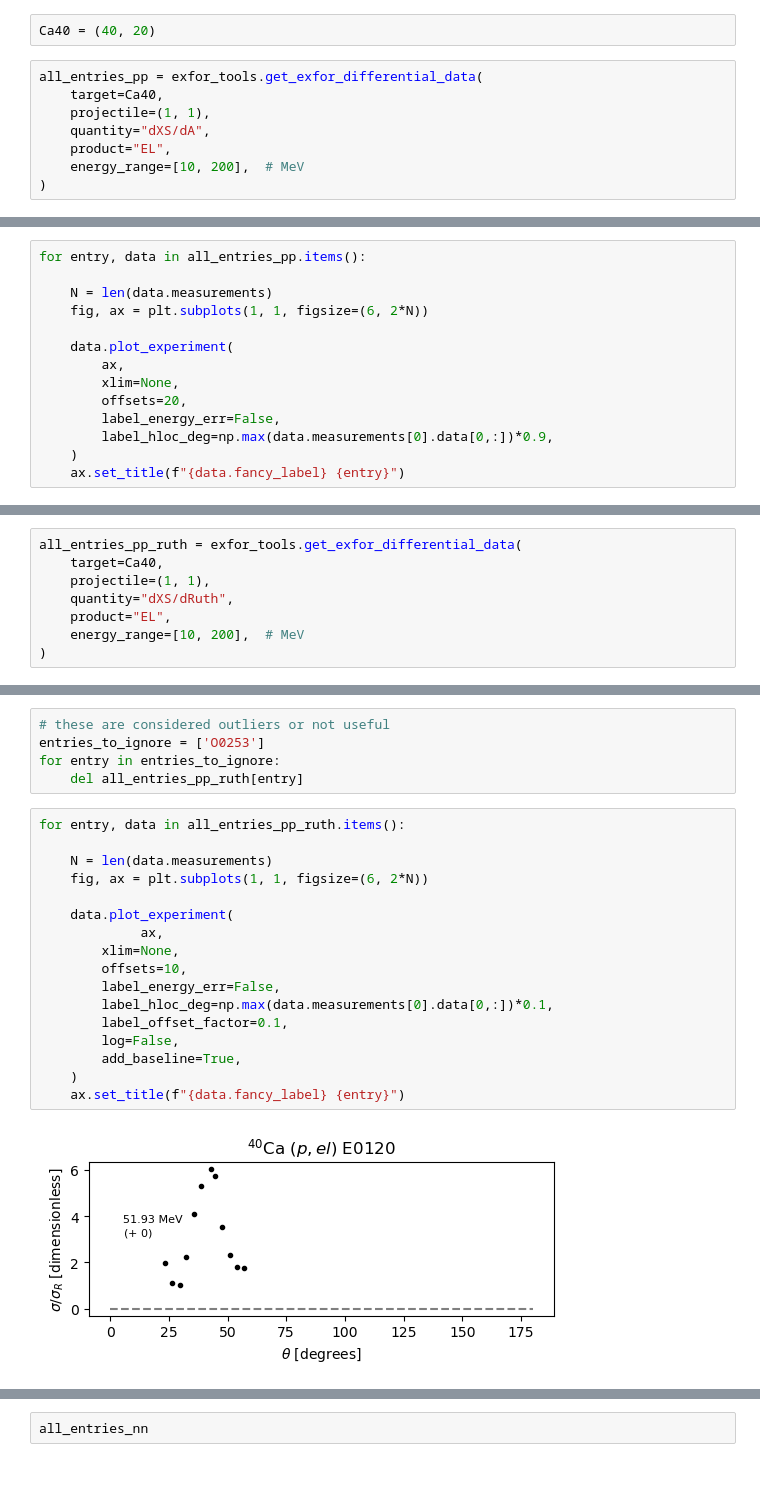
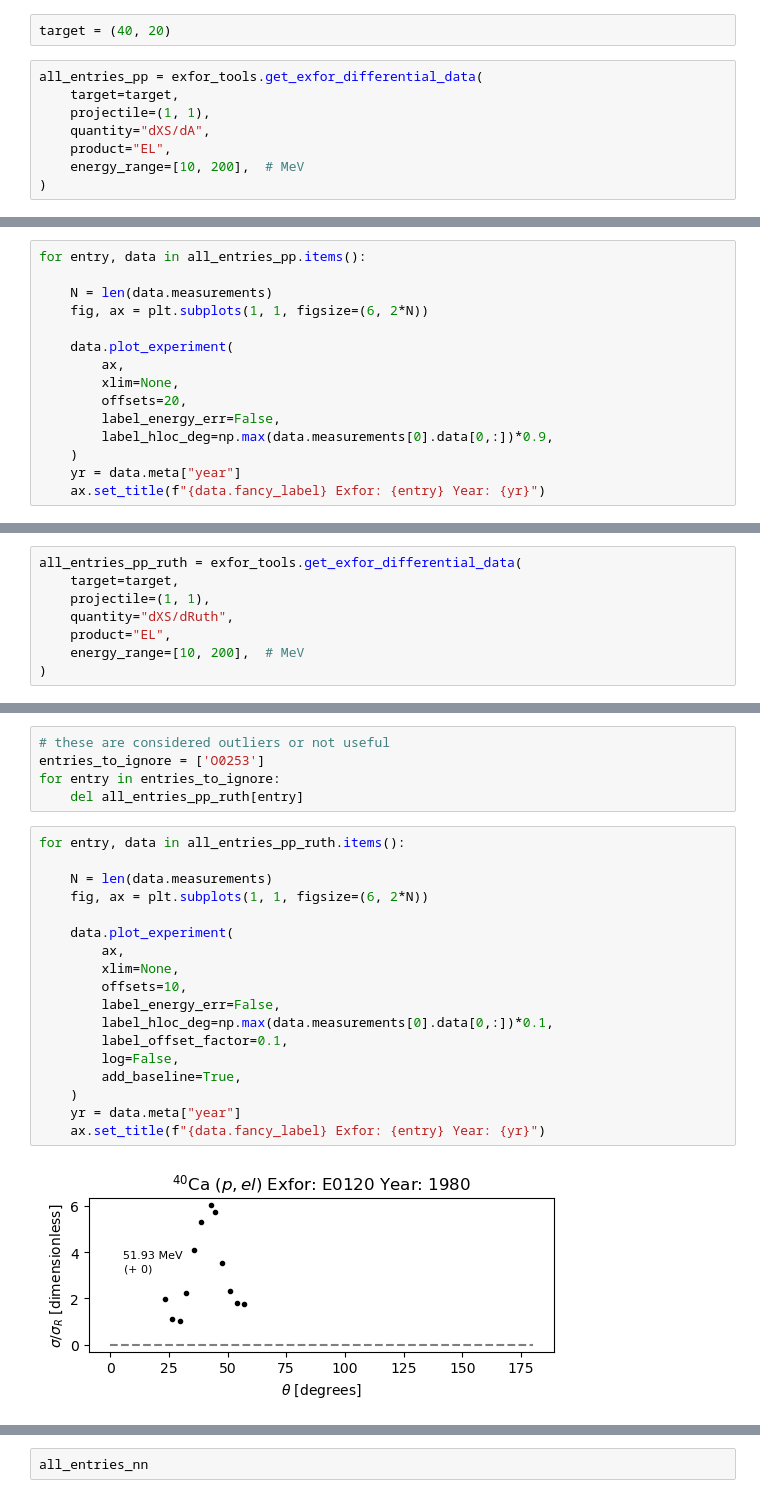
Before and after one commit to beykyle/elm, a Jupyter notebook: data/elastic/Ca40.ipynb, the cells around one changed output, grey strips where cells are left out. Saved outputs shown, nothing was run; the diff lists cells and outputs as text.

```diff
--- a/data/elastic/Ca40.ipynb
+++ b/data/elastic/Ca40.ipynb
@@ -14,10 +14,10 @@ Using database version x4i3_X4-2023-04-29 located in: /home/beyerk/mambaforge/en
 proton = (1, 1)
 neutron = (1, 0)
 # %%
-Ca40 = (40, 20)
+target = (40, 20)
 # %%
 all_entries_pp = exfor_tools.get_exfor_differential_data(
-    target=Ca40,
+    target=target,
     projectile=(1, 1),
     quantity="dXS/dA",
     product="EL",
@@ -62,5 +41,6 @@ for entry, data in all_entries_pp.items():
         label_energy_err=False,
         label_hloc_deg=np.max(data.measurements[0].data[0,:])*0.9,
     )
-    ax.set_title(f"{data.fancy_label} {entry}")
+    yr = data.meta["year"]
+    ax.set_title(f"{data.fancy_label} Exfor: {entry} Year: {yr}")
 # %% [output]
@@ -79,7 +59,7 @@ for entry, data in all_entries_pp.items():
 ... (6 outputs left out)
 # %%
 all_entries_pp_ruth = exfor_tools.get_exfor_differential_data(
-    target=Ca40,
+    target=target,
     projectile=(1, 1),
     quantity="dXS/dRuth",
     product="EL",
@@ -107,19 +87,20 @@ for entry in entries_to_ignore:
 # %%
 for entry, data in all_entries_pp_ruth.items():
 
     N = len(data.measurements)
     fig, ax = plt.subplots(1, 1, figsize=(6, 2*N))
 
     data.plot_experiment(
-             ax,
+        ax,
         xlim=None,
         offsets=10,
         label_energy_err=False,
         label_hloc_deg=np.max(data.measurements[0].data[0,:])*0.1,
         label_offset_factor=0.1,
         log=False,
         add_baseline=True,
     )
-    ax.set_title(f"{data.fancy_label} {entry}")
+    yr = data.meta["year"]
+    ax.set_title(f"{data.fancy_label} Exfor: {entry} Year: {yr}")
 # %% [output]
-[figure, old version]
+[figure, new version]
```
Also changed, not shown: parts of 7 cells of this notebook, 48 other files.
